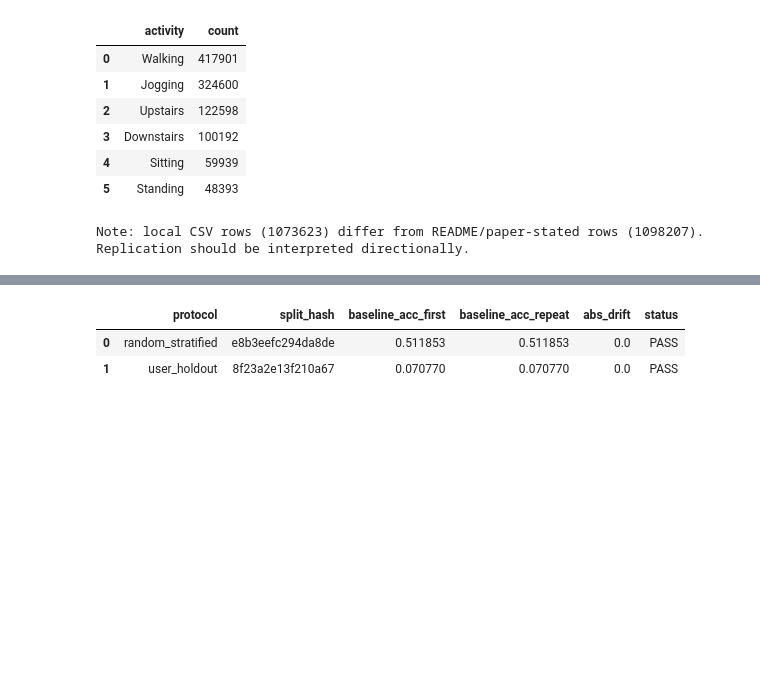
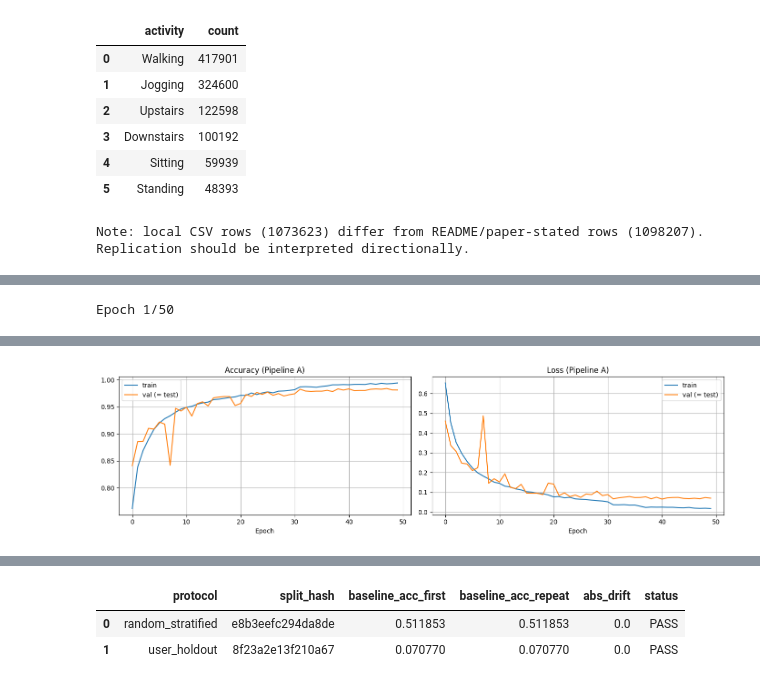
Before and after one commit to 7abushahla/har-mcu, a Jupyter notebook: notebooks/replication_deepconvlstm.ipynb, the cells around one changed output, grey strips where cells are left out. Saved outputs shown, nothing was run; the diff lists cells and outputs as text; code cells hidden in the pictures; blank space fills up the shorter version.

```diff
--- a/notebooks/replication_deepconvlstm.ipynb
+++ b/notebooks/replication_deepconvlstm.ipynb
@@ -347,0 +425,64 @@ Note: local CSV rows (1073623) differ from README/paper-stated rows (1098207). R
+# %%
+# ════════════════════════════════════════════════════════════════════════════
+# Pipeline A — Model 1 of 1: model_v2  (in-memory only, NEVER saved to disk)
+#
+# This is the ONLY model for Pipeline A. It is trained here from scratch on
+# the flawed dataset (globally scaled, naive windows, 2-way split) and lives
+# only in the kernel variable `model_v2`.  Pipeline B has its own completely
+# separate models trained below (cell 16) — model_v2 is NEVER used there.
+# ════════════════════════════════════════════════════════════════════════════
+model_v2 = build_deepconv_lstm(
+    window_size=V2_TIME_PERIODS,
+    num_features=V2_N_FEATURES,
+    num_classes=len(V2_LABELS),
+    dropout=0.3,
+)
+model_v2 = compile_deepconv_lstm(model_v2)  # RMSprop lr=0.001, categorical_crossentropy
+
+callbacks_v2 = [
+    tf.keras.callbacks.ReduceLROnPlateau(monitor="val_loss", factor=0.5, patience=5, verbose=1),
+    tf.keras.callbacks.EarlyStopping(monitor="val_loss", patience=10, restore_best_weights=True, verbose=1),
+]
+
+# NOTE: x_test_v2 is passed directly as validation_data — the test set is used
+# during training for early stopping and LR reduction (no separate val set).
+history_v2 = model_v2.fit(
+    x_train_v2,
+    y_train_v2_oh,
+    epochs=50,
+    batch_size=64,
+    validation_data=(x_test_v2, y_test_v2_oh),
+    callbacks=callbacks_v2,
+)
+
+# ── Training curves ───────────────────────────────────────────────────────────
+
+# ── Save Pipeline A model to disk ─────────────────────────────────────────────────────
+# Saved for reproducibility / later inspection. File name clearly identifies
+# this as the Pipeline A (flawed methodology) model.
+model_v2_ckpt_path = (
+    Path(cfg_effective["paths"]["checkpoints_dir"])
+    / f"deepconv_lstm_pipelineA_T{V2_TIME_PERIODS}.keras"
+)
+model_v2_ckpt_path.parent.mkdir(parents=True, exist_ok=True)
+model_v2.save(model_v2_ckpt_path)
+print(f"Pipeline A model saved: {model_v2_ckpt_path}")
+fig, axes = plt.subplots(1, 2, figsize=(14, 4))
+axes[0].plot(history_v2.history["accuracy"], label="train")
+axes[0].plot(history_v2.history["val_accuracy"], label="val (= test)")
+axes[0].set_title("Accuracy (Pipeline A)")
+axes[0].set_xlabel("Epoch")
+axes[0].legend()
+axes[0].grid(True)
+axes[1].plot(history_v2.history["loss"], label="train")
+axes[1].plot(history_v2.history["val_loss"], label="val (= test)")
+
+axes[1].set_title("Loss (Pipeline A)")
+
+axes[1].set_xlabel("Epoch")
+
+axes[1].legend()
+axes[1].grid(True)
+plt.tight_layout()
+plt.show()
+# %% [output]
@@ -347,0 +503 @@ Note: local CSV rows (1073623) differ from README/paper-stated rows (1098207). R
+Epoch 1/50
@@ -347,0 +526 @@ Note: local CSV rows (1073623) differ from README/paper-stated rows (1098207). R
+[figure, added]
```
Also changed, not shown: parts of 23 cells of this notebook, 1 other file.
